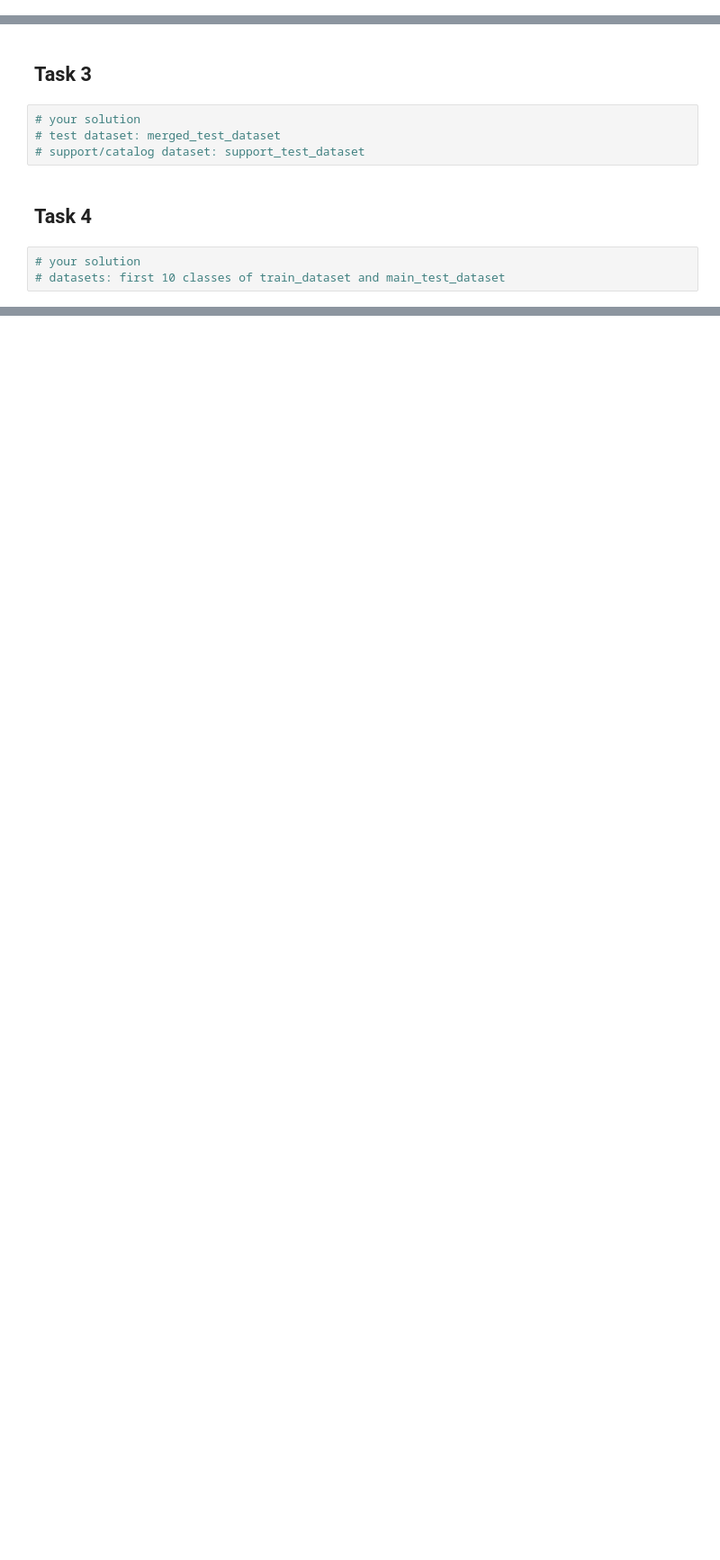
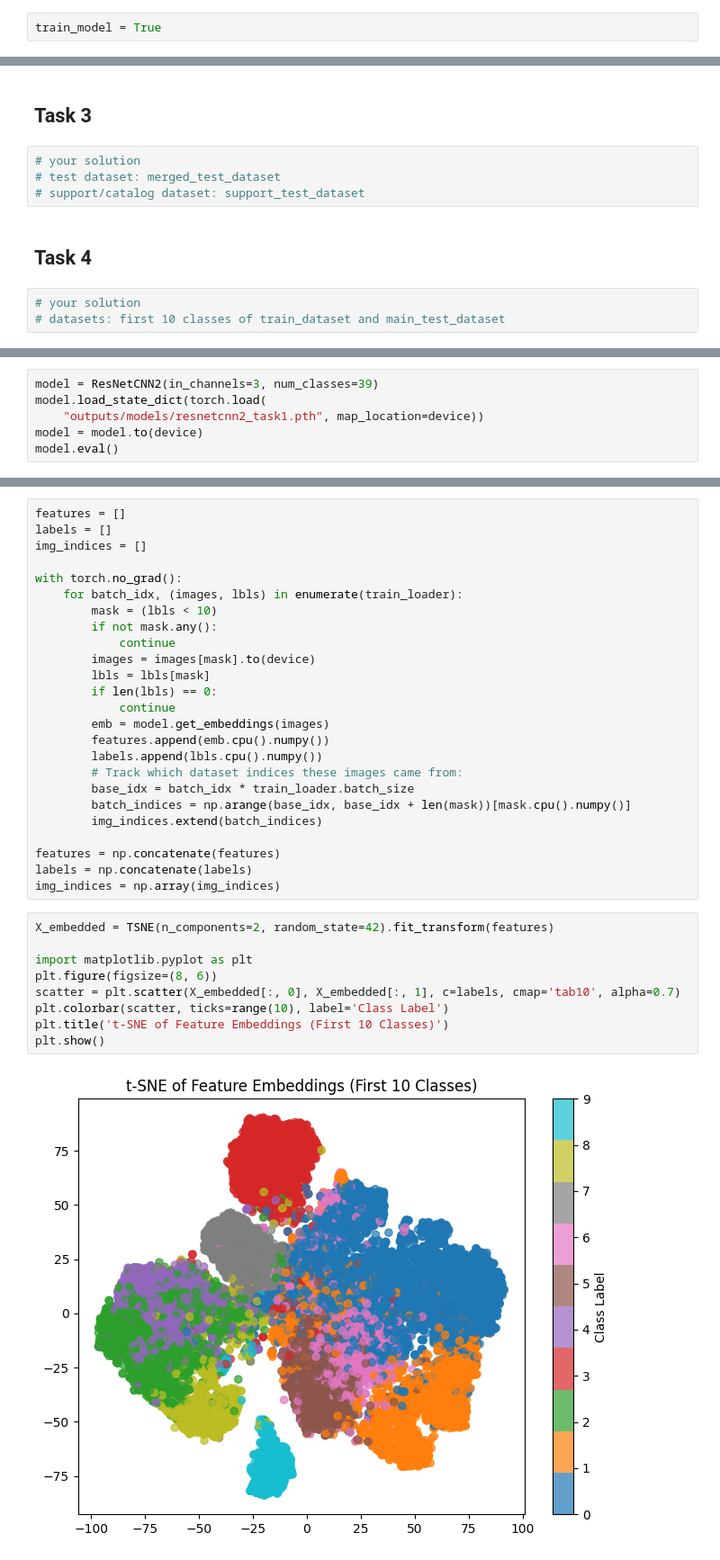
Before and after one commit to Aniket-Mishra/2AMM15_Deep_Learning, a Jupyter notebook: Assighment_1/ass1_skeleton.ipynb, the cells around one changed output, grey strips where cells are left out. Shown at 90% size. Saved outputs shown, nothing was run; the diff lists cells and outputs as text; blank space fills up the shorter version.

```diff
--- a/Assighment_1/ass1_skeleton.ipynb
+++ b/Assighment_1/ass1_skeleton.ipynb
@@ -447,0 +450,2 @@ cpu_count
+# %%
+train_model = True
@@ -736,0 +752,6 @@ Saved model to resnetcnn2_task2_scenario_4.pth
+# %%
+model = ResNetCNN2(in_channels=3, num_classes=39)
+model.load_state_dict(torch.load(
+    "outputs/models/resnetcnn2_task1.pth", map_location=device))
+model = model.to(device)
+model.eval()
@@ -736,0 +776,36 @@ Saved model to resnetcnn2_task2_scenario_4.pth
+# %%
+features = []
+labels = []
+img_indices = []
+
+with torch.no_grad():
+    for batch_idx, (images, lbls) in enumerate(train_loader):
+        mask = (lbls < 10)
+        if not mask.any():
+            continue
+        images = images[mask].to(device)
+        lbls = lbls[mask]
+        if len(lbls) == 0:
+            continue
+        emb = model.get_embeddings(images)
+        features.append(emb.cpu().numpy())
+        labels.append(lbls.cpu().numpy())
+        # Track which dataset indices these images came from:
+        base_idx = batch_idx * train_loader.batch_size
+        batch_indices = np.arange(base_idx, base_idx + len(mask))[mask.cpu().numpy()]
+        img_indices.extend(batch_indices)
+
+features = np.concatenate(features)
+labels = np.concatenate(labels)
+img_indices = np.array(img_indices)
+# %%
+X_embedded = TSNE(n_components=2, random_state=42).fit_transform(features)
+
+import matplotlib.pyplot as plt
+plt.figure(figsize=(8, 6))
+scatter = plt.scatter(X_embedded[:, 0], X_embedded[:, 1], c=labels, cmap='tab10', alpha=0.7)
+plt.colorbar(scatter, ticks=range(10), label='Class Label')
+plt.title('t-SNE of Feature Embeddings (First 10 Classes)')
+plt.show()
+# %% [output]
+[figure, added]
```
Also changed, not shown: parts of 27 cells of this notebook, 1 other file.
